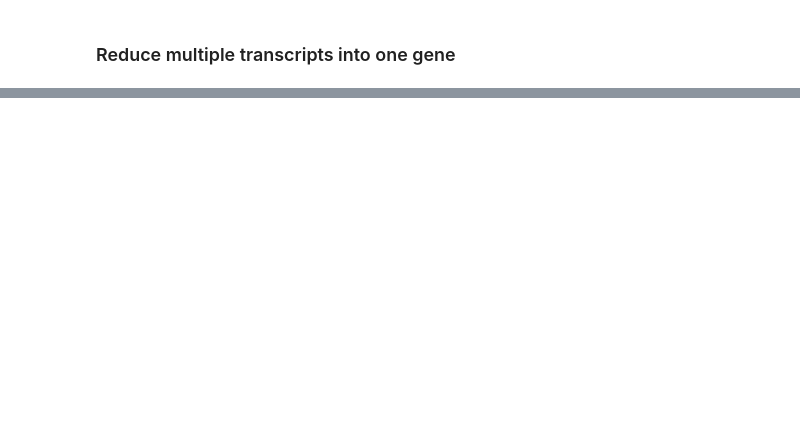
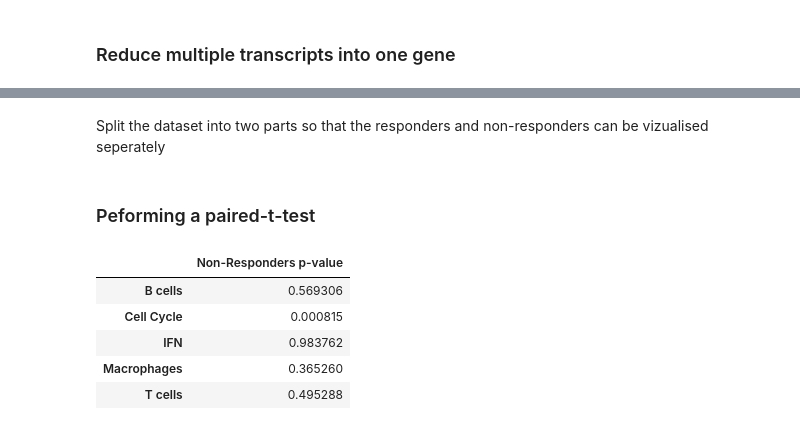
Before and after one commit to ajitjohnson/PythonScripts, a Jupyter notebook: Endocrine treatment of breast cancer.ipynb, the cells around one changed output, grey strips where cells are left out. Drawn from its saved outputs; the diff is of its cells as text; code cells hidden in the pictures; blank space fills up the shorter version.

```diff
--- a/Endocrine treatment of breast cancer.ipynb
+++ b/Endocrine treatment of breast cancer.ipynb
@@ -31,0 +42,2 @@ grouped = grouped.apply(lambda x: np.power(x,2), axis=1)
+# %% [markdown]
+Split the dataset into two parts so that the responders and non-responders can be vizualised seperately
@@ -31,0 +54,27 @@ grouped = grouped.apply(lambda x: np.power(x,2), axis=1)
+# %% [markdown]
+### Peforming a paired-t-test
+# %%
+# Caluculating the p-value for non-responders
+p_value_nr = pd.DataFrame()
+nr_p = nonresponder.set_index('group').drop('response', axis=1)
+for i in list(nr_p):
+    cell = nr_p[[i]]
+    bt = cell[cell.index == 'Before Treatment']
+    at = cell[cell.index == 'After Treatment']
+    bt = bt[i].tolist()
+    at = at[i].tolist()
+    paired_sample = stats.ttest_rel(bt, at)
+    p = paired_sample.pvalue
+    p ={i:[p]}
+    p = pd.DataFrame(data = p).transpose()
+    p_value_nr  = p_value_nr.append(p)
+# Print output
+p_value_nr.columns = ['Non-Responders p-value']
+p_value_nr
+# %% [output]
+|  | Non-Responders p-value |
+| B cells | 0.569306 |
+| Cell Cycle | 0.000815 |
+| IFN | 0.983762 |
+| Macrophages | 0.365260 |
+| T cells | 0.495288 |
```
Also changed, not shown: parts of 12 cells of this notebook, 1 other file.
